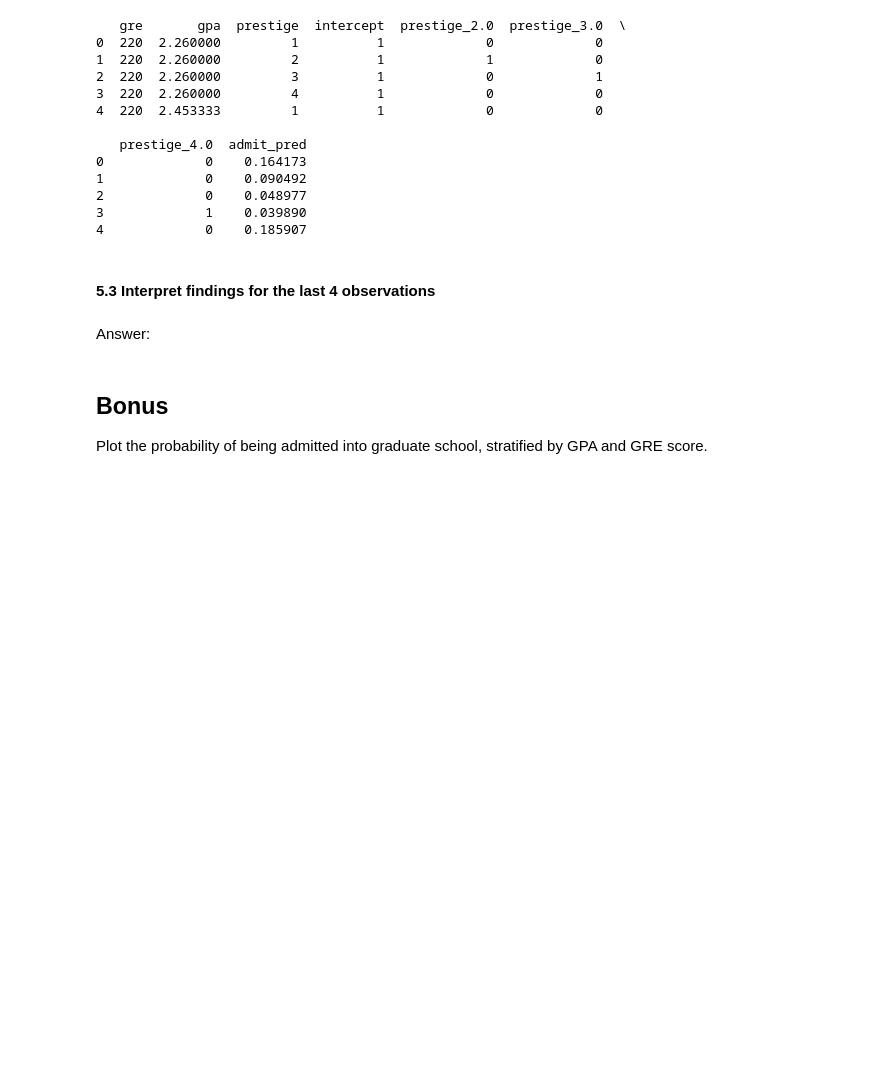
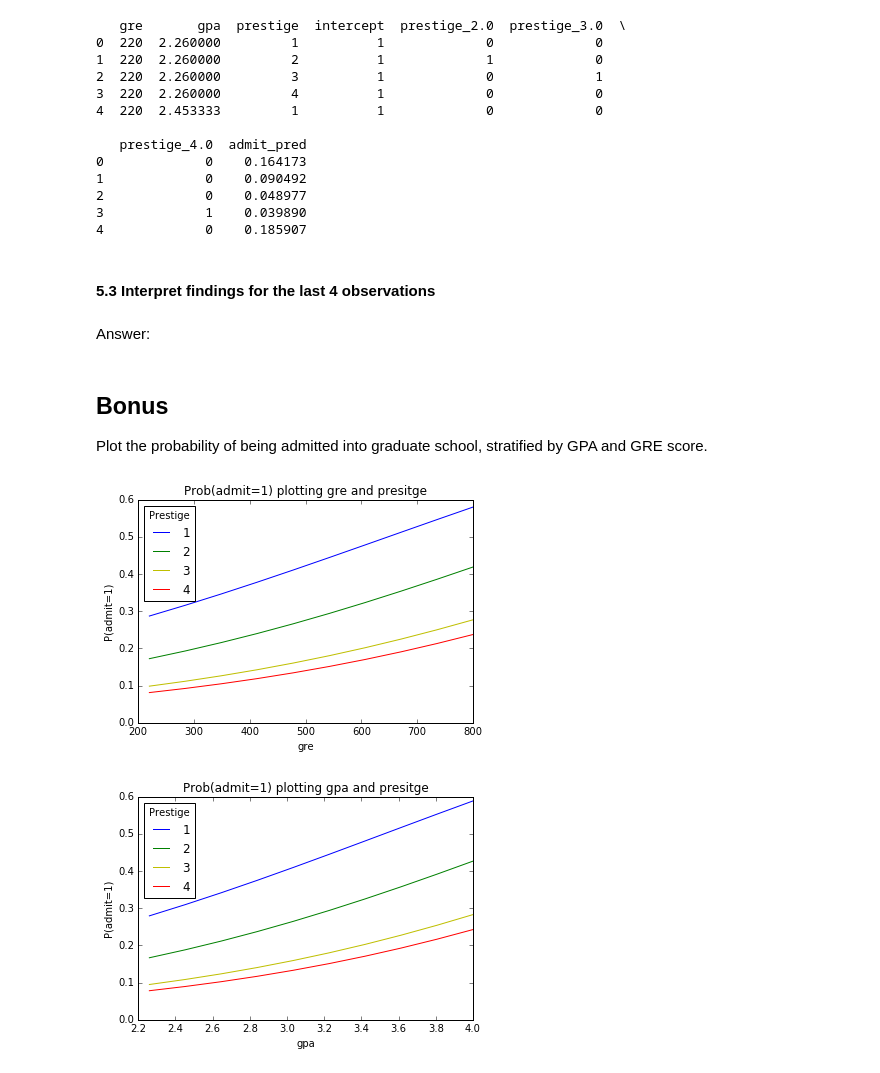
Before and after one commit to dimsgr/DS-Work, a Jupyter notebook: project3-starter.ipynb, the cells around one changed output. Drawn from its saved outputs; the diff is of its cells as text; code cells hidden in the pictures; blank space fills up the shorter version.

Commit message:
re-adding project3 bonus

```diff
--- a/project3-starter.ipynb
+++ b/project3-starter.ipynb
@@ -335,3 +335,25 @@ Answer:
 ## Bonus
 
 Plot the probability of being admitted into graduate school, stratified by GPA and GRE score.
+# %%
+def bonus_plot(var):
+    grp = pd.pivot_table(combos, values=['admit_pred'], index=[var, 'prestige'],
+                            aggfunc=np.mean)
+
+    colors = 'rbgyrbgy'
+    for col in combos.prestige.unique():
+        plt_data = grp.ix[grp.index.get_level_values(1)==col]
+        pl.plot(plt_data.index.get_level_values(0), plt_data['admit_pred'],
+                color=colors[int(col)])
+
+    pl.xlabel(var)
+    pl.ylabel("P(admit=1)")
+    pl.legend(['1', '2', '3', '4'], loc='upper left', title='Prestige')
+    pl.title("Prob(admit=1) plotting " + var + " and presitge")
+    pl.show()
+
+bonus_plot('gre')
+bonus_plot('gpa')
+# %% [output]
+[figure, added]
+[figure, added]
```
Also changed, not shown: parts of 1 cell of this notebook.
